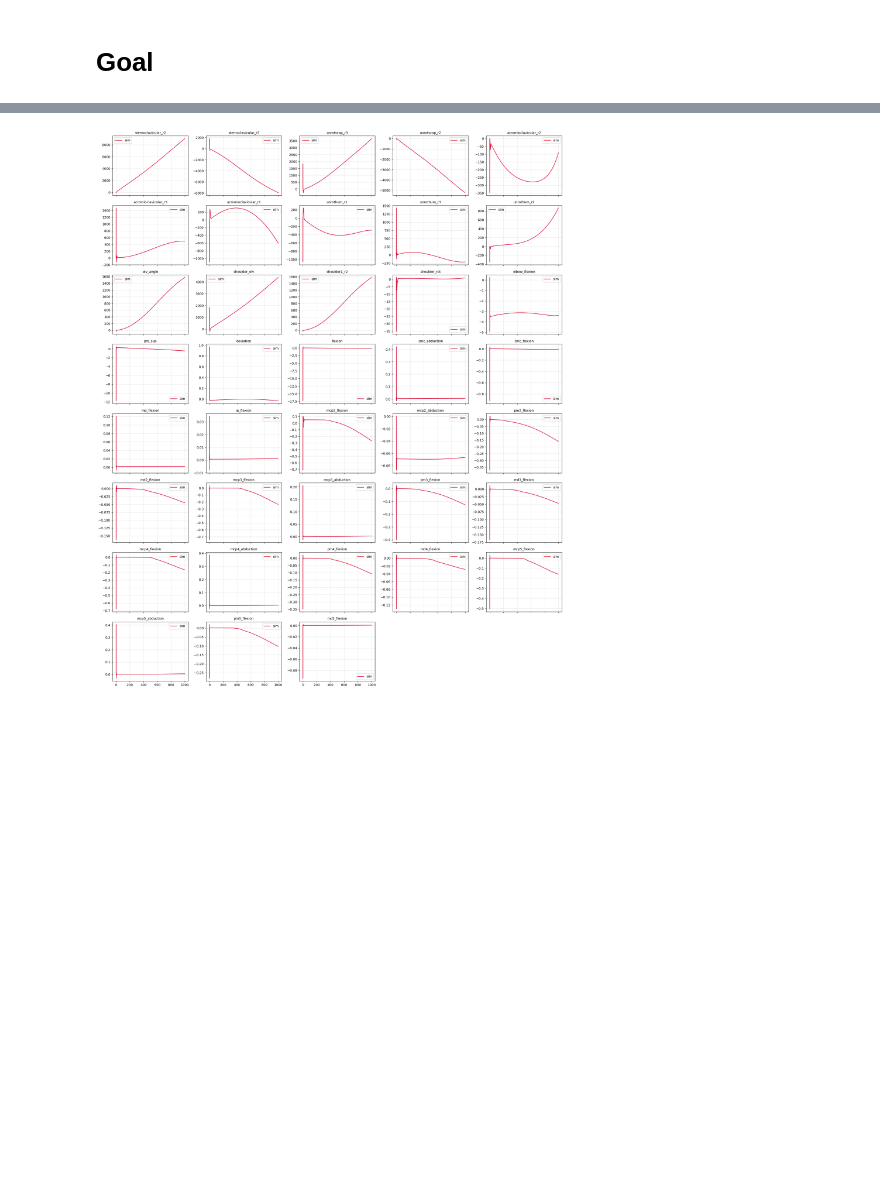
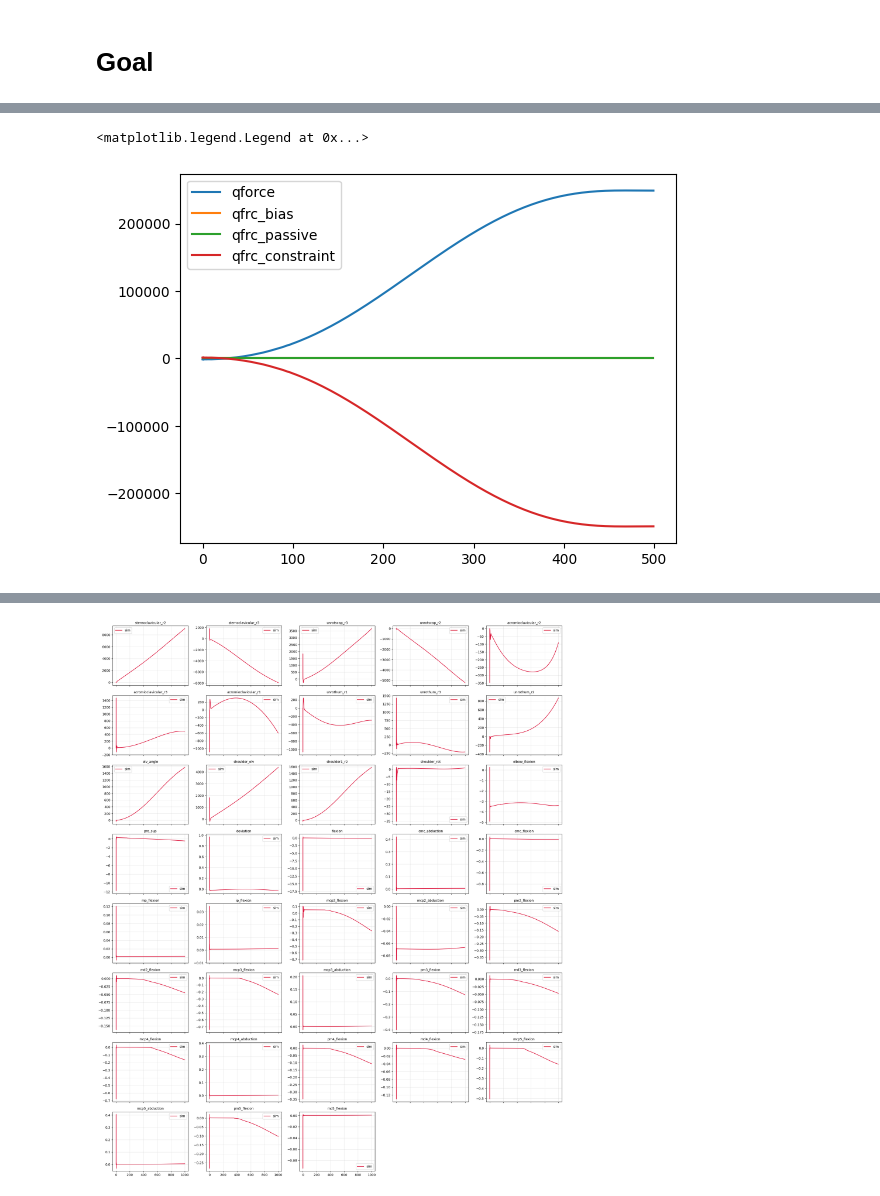
Before and after one commit to SeojinYoon/StudyForMyoSuite, a Jupyter notebook: MyoSuite/myoarm_simulation/InverseDynamics/singleDOF_dynamicGoal.ipynb, the cells around one changed output, grey strips where cells are left out. Cells and saved outputs as stored; diff of their text form; code cells hidden in the pictures; blank space fills up the shorter version.

```diff
--- a/MyoSuite/myoarm_simulation/InverseDynamics/singleDOF_dynamicGoal.ipynb
+++ b/MyoSuite/myoarm_simulation/InverseDynamics/singleDOF_dynamicGoal.ipynb
@@ -42,7 +40,7 @@ sim_interval = 1 / n_sim
 # Initialize model
 # %%
 model = mujoco.MjModel.from_xml_path(model_path)
-model.opt.timestep = sim_interval
+simulation_timestep = model.opt.timestep
 
 # Model constants
 joint_names = [mujoco.mj_id2name(model, mujoco.mjtObj.mjOBJ_JOINT, idx) for idx in range(model.njnt)]
@@ -85,0 +81,2 @@ goal_qpos[:, shoulder_elevation_angle_q] = np.linspace(0.0, final_goal_qpos[shou
+# %%
+goal_method = "jerk"
@@ -124,3 +162,12 @@ for sim_i in tqdm(range(n_sim)):
+# %%
+plt.plot(qforces["shoulder_elv"], label = "qforce")
+plt.plot(qfrc_bias["shoulder_elv"], label = "qfrc_bias")
+plt.plot(qfrc_passive["shoulder_elv"], label = "qfrc_passive")
+plt.plot(qfrc_constraint["shoulder_elv"], label = "qfrc_constraint")
+plt.legend()
+# %% [output]
+<matplotlib.legend.Legend at 0x...>
+[figure, added]
 # %%
 mediapy.show_video(pixels, fps = 30, loop=False)
 # %% [output]
```
Also changed, not shown: parts of 7 cells of this notebook, 1 other file.
